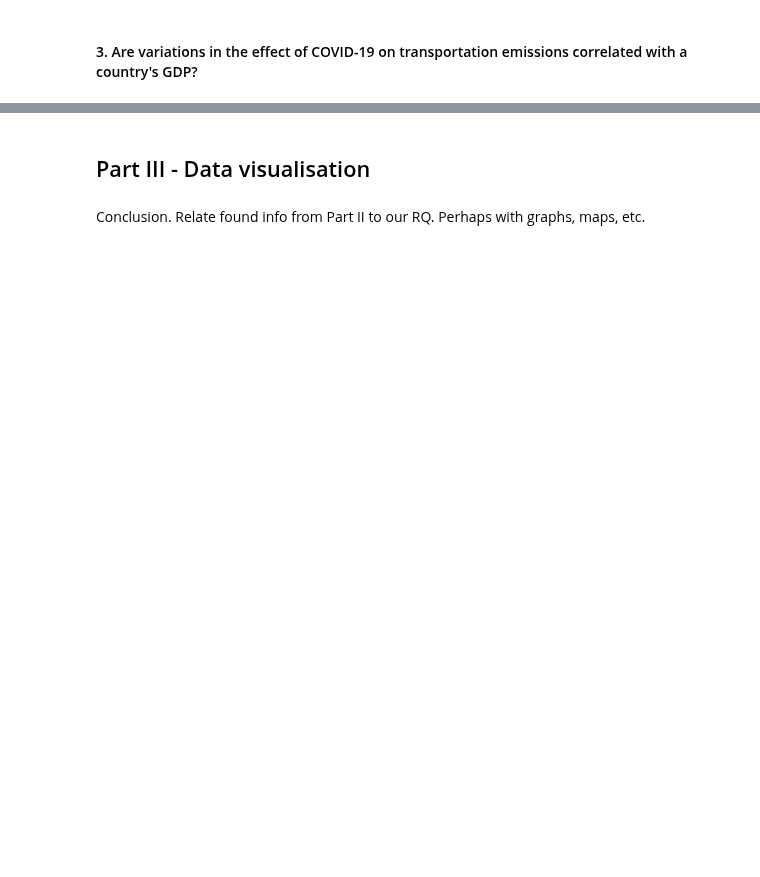
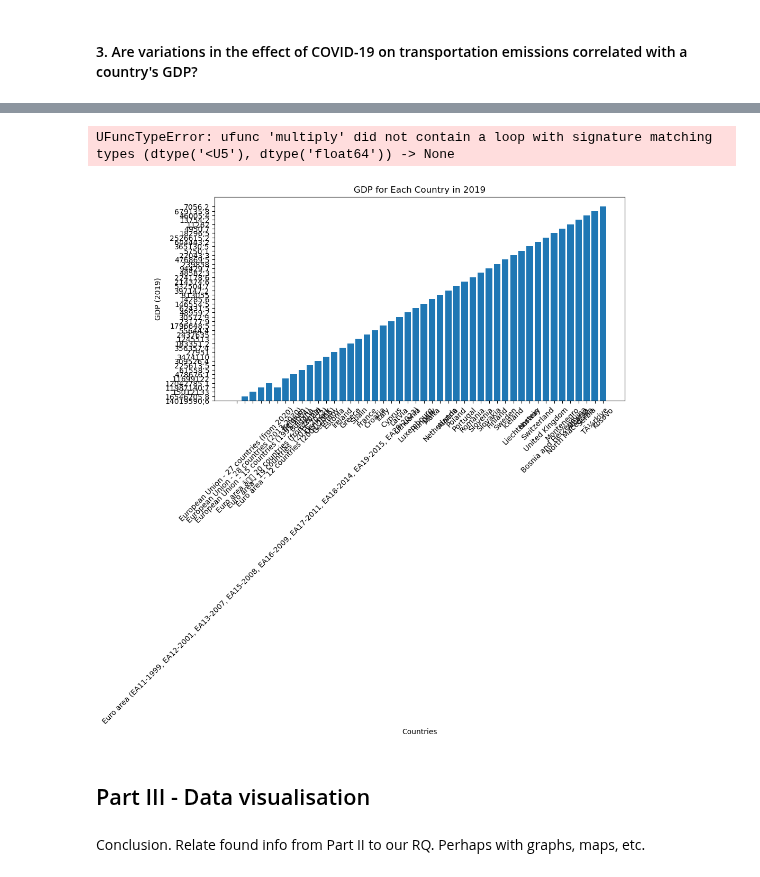
Before and after one commit to HHappy7/TIL6010-GroupProject, a Jupyter notebook: GroupProject-Layout.ipynb, the cells around one changed output, grey strips where cells are left out. Drawn from its saved outputs; the diff is of its cells as text; code cells hidden in the pictures; blank space fills up the shorter version.

```diff
--- a/GroupProject-Layout.ipynb
+++ b/GroupProject-Layout.ipynb
@@ -36,12 +36,14 @@ file_path1 = 'GHG.csv'
 file_path2 = 'NOx_data.csv'
 file_path3 = '2.5.csv'
 file_path4 = '10.csv'
+file_path5 = 'Data_GDP.csv'
 
 
 df_GHG = pd.read_csv(file_path1, sep = ',',encoding='ISO-8859-1')
 df_NOx = pd.read_csv(file_path2, sep = ';',encoding='ISO-8859-1')
 df_twofive = pd.read_csv(file_path3, sep = ';',encoding='ISO-8859-1')
 df_ten = pd.read_csv(file_path4, sep = ';',encoding='ISO-8859-1')
+df_GDP = pd.read_csv(file_path5, sep = ';',encoding='ISO-8859-1')
 
 # The file had an incorrect delimiter which caused a ParserError,
 # this is solved by adding sep=';' when reading the file.
@@ -180,3 +226,31 @@ plt.show()
+# %%
+# Assuming 'Countries' is the name of the first column
+countries = df_GDP['COUNTRY']
+
+# Selecting GDP data for 2019
+gdp_2019 = df_GDP['2019']
+
+# Create the bar plot
+plt.figure(figsize=(10, 5))
+plt.bar(countries, gdp_2019)
+plt.xlabel('Countries')
+plt.ylabel('GDP (2019)')
+plt.title('GDP for Each Country in 2019')
+plt.xticks(rotation=45)
+
+# Adjust y-axis ticks if necessary
+min_gdp = gdp_2019.min()
+max_gdp = gdp_2019.max()
+yticks_gdp = np.linspace(min_gdp, max_gdp, 10)
+plt.yticks(yticks_gdp)
+
+plt.tight_layout()
+
+# Displaying the plot
+plt.show()
+# %% [output]
+UFuncTypeError: ufunc 'multiply' did not contain a loop with signature matching types (dtype('<U5'), dtype('float64')) -> None
+[figure, added]
 # %% [markdown]
 ## Part III - Data visualisation
 # %% [markdown]
```
Also changed, not shown: parts of 2 cells of this notebook.
